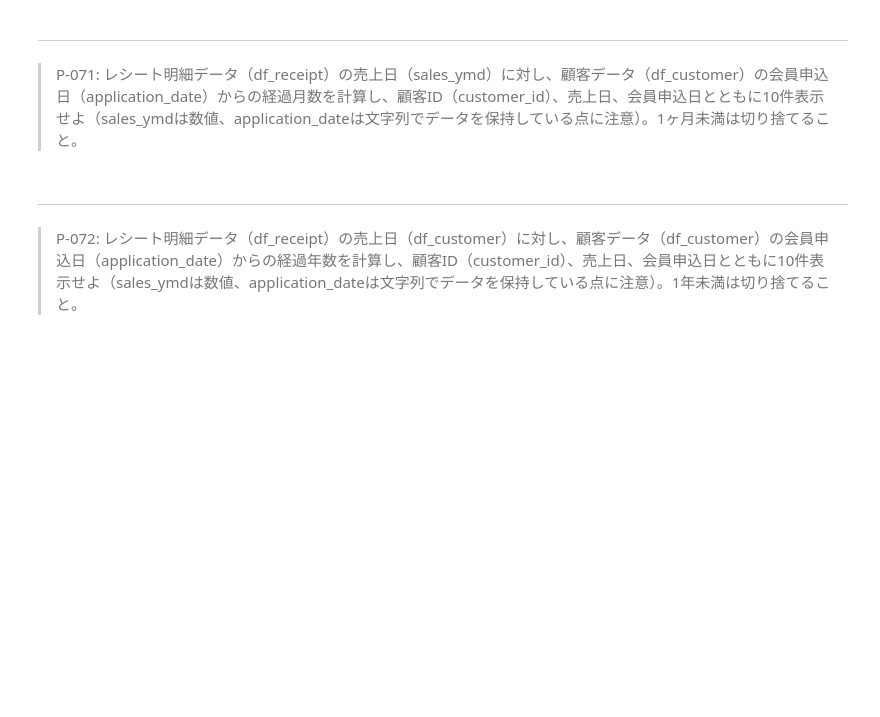
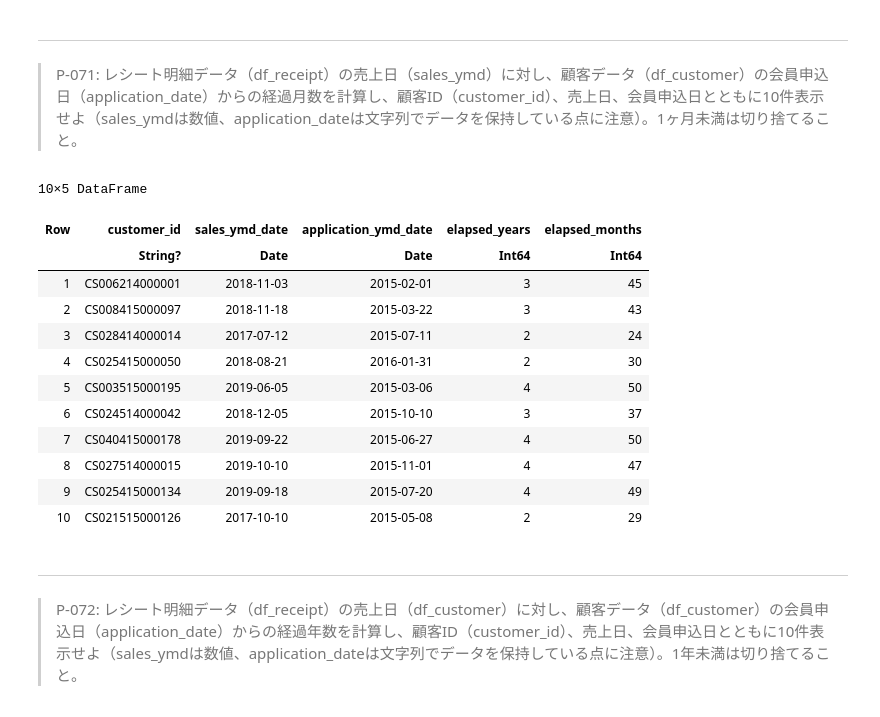
Before and after one commit to kuru-to/100knocks-preprocess, a Jupyter notebook: docker/work/preprocess_knock_Julia.ipynb, the cells around one changed output. Saved outputs shown, nothing was run; the diff lists cells and outputs as text; code cells hidden in the pictures; blank space fills up the shorter version.

```diff
--- a/docker/work/preprocess_knock_Julia.ipynb
+++ b/docker/work/preprocess_knock_Julia.ipynb
@@ -1729,6 +1780,31 @@ end
 # %% [markdown]
 ---
 > P-071: レシート明細データ（df_receipt）の売上日（sales_ymd）に対し、顧客データ（df_customer）の会員申込日（application_date）からの経過月数を計算し、顧客ID（customer_id）、売上日、会員申込日とともに10件表示せよ（sales_ymdは数値、application_dateは文字列でデータを保持している点に注意）。1ヶ月未満は切り捨てること。
+# %%
+@chain df_receipt begin
+    innerjoin(df_customer, on=:customer_id)
+    @transform(:sales_ymd_date = Date.(string.(:sales_ymd), dateformat"yyyymmdd"))
+    @transform(:application_ymd_date = Date.(:application_date, dateformat"yyyymmdd"))
+    select(:customer_id, :sales_ymd_date, :application_ymd_date)
+    @transform(:elapsed_years = Dates.value.(Year.(:sales_ymd_date)) - Dates.value.(Year.(:application_ymd_date)))
+    @transform(:elapsed_months = :elapsed_years * 12 .+ Dates.value.(Month.(:sales_ymd_date)) .- Dates.value.(Month.(:application_ymd_date)) .- (Day.(:sales_ymd_date) .< Day.(:application_ymd_date)))
+    @subset(:elapsed_months .>= 1)
+    first(10)
+end
+# %% [output]
+10×5 DataFrame
+| Row | customer_id | sales_ymd_date | application_ymd_date | elapsed_years | elapsed_months |
+|  | String? | Date | Date | Int64 | Int64 |
+| 1 | CS006214000001 | 2018-11-03 | 2015-02-01 | 3 | 45 |
+| 2 | CS008415000097 | 2018-11-18 | 2015-03-22 | 3 | 43 |
+| 3 | CS028414000014 | 2017-07-12 | 2015-07-11 | 2 | 24 |
+| 4 | CS025415000050 | 2018-08-21 | 2016-01-31 | 2 | 30 |
+| 5 | CS003515000195 | 2019-06-05 | 2015-03-06 | 4 | 50 |
+| 6 | CS024514000042 | 2018-12-05 | 2015-10-10 | 3 | 37 |
+| 7 | CS040415000178 | 2019-09-22 | 2015-06-27 | 4 | 50 |
+| 8 | CS027514000015 | 2019-10-10 | 2015-11-01 | 4 | 47 |
+| 9 | CS025415000134 | 2019-09-18 | 2015-07-20 | 4 | 49 |
+| 10 | CS021515000126 | 2017-10-10 | 2015-05-08 | 2 | 29 |
 # %% [markdown]
 ---
 > P-072: レシート明細データ（df_receipt）の売上日（df_customer）に対し、顧客データ（df_customer）の会員申込日（application_date）からの経過年数を計算し、顧客ID（customer_id）、売上日、会員申込日とともに10件表示せよ（sales_ymdは数値、application_dateは文字列でデータを保持している点に注意）。1年未満は切り捨てること。
```
Also changed, not shown: parts of 65 cells of this notebook.
